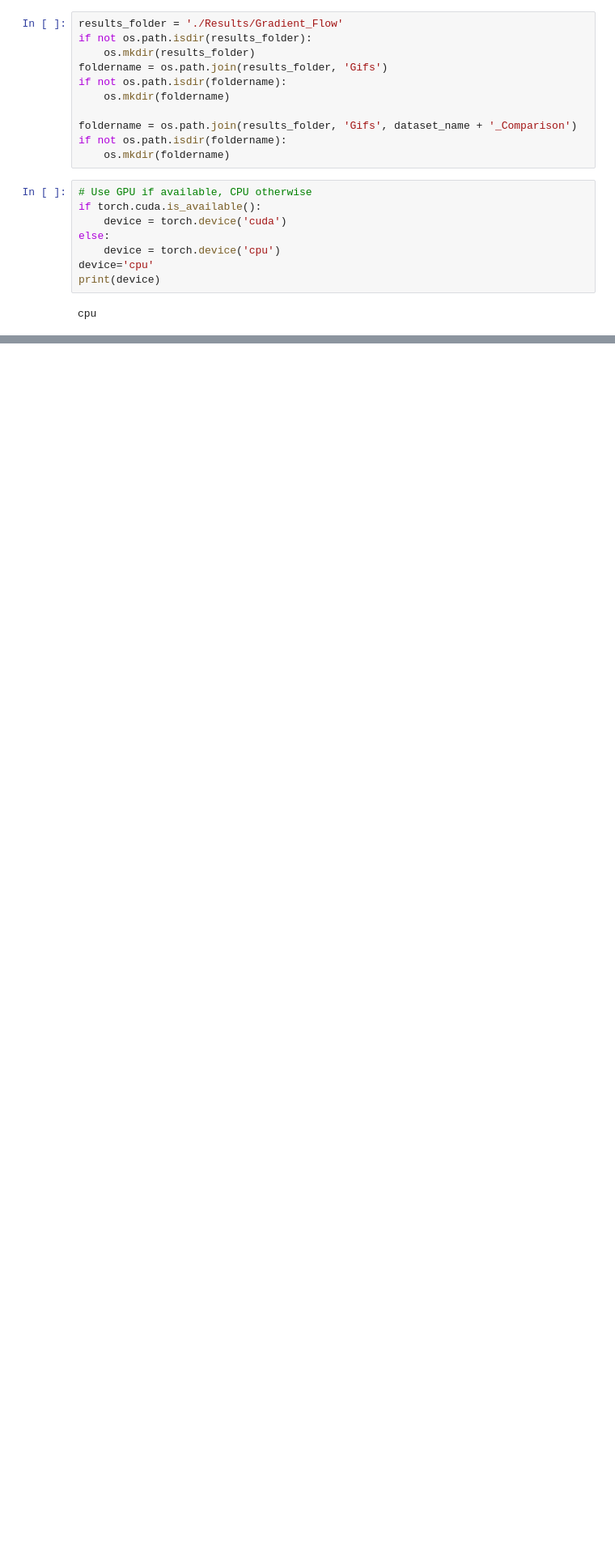
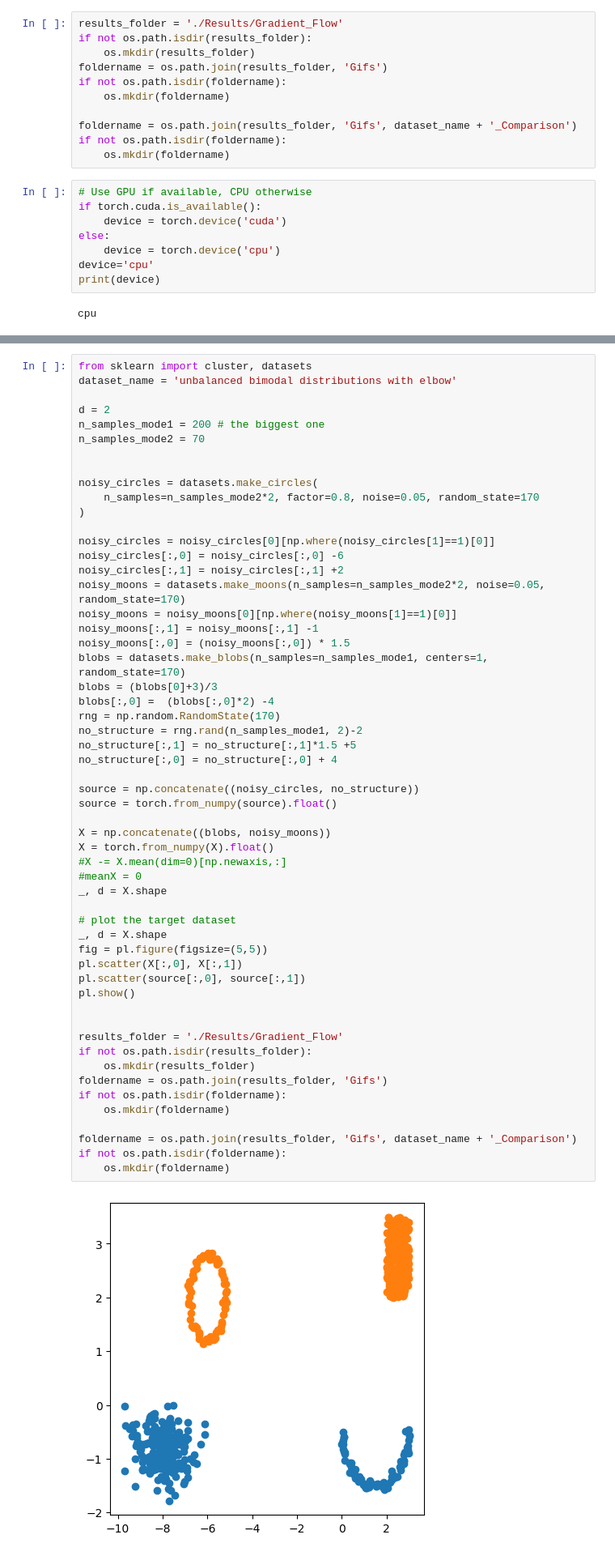
Before and after one commit to rtavenar/partial_ot_1d, a Jupyter notebook: partial_GF.ipynb, the cells around one changed output, grey strips where cells are left out. Shown at 81% size. Cells and saved outputs as stored; diff of their text form; blank space fills up the shorter version.

```diff
--- a/partial_GF.ipynb
+++ b/partial_GF.ipynb
@@ -64,3 +446,60 @@ cpu
+# %%
+from sklearn import cluster, datasets
+dataset_name = 'unbalanced bimodal distributions with elbow'
+
+d = 2
+n_samples_mode1 = 200 # the biggest one
+n_samples_mode2 = 70
+
+
+noisy_circles = datasets.make_circles(
+    n_samples=n_samples_mode2*2, factor=0.8, noise=0.05, random_state=170
+)
+
+noisy_circles = noisy_circles[0][np.where(noisy_circles[1]==1)[0]]
+noisy_circles[:,0] = noisy_circles[:,0] -6
+noisy_circles[:,1] = noisy_circles[:,1] +2
+noisy_moons = datasets.make_moons(n_samples=n_samples_mode2*2, noise=0.05, random_state=170)
+noisy_moons = noisy_moons[0][np.where(noisy_moons[1]==1)[0]]
+noisy_moons[:,1] = noisy_moons[:,1] -1
+noisy_moons[:,0] = (noisy_moons[:,0]) * 1.5
+blobs = datasets.make_blobs(n_samples=n_samples_mode1, centers=1, random_state=170)
+blobs = (blobs[0]+3)/3
+blobs[:,0] =  (blobs[:,0]*2) -4
+rng = np.random.RandomState(170)
+no_structure = rng.rand(n_samples_mode1, 2)-2
+no_structure[:,1] = no_structure[:,1]*1.5 +5
+no_structure[:,0] = no_structure[:,0] + 4
+
+source = np.concatenate((noisy_circles, no_structure))
+source = torch.from_numpy(source).float()
+
+X = np.concatenate((blobs, noisy_moons))
+X = torch.from_numpy(X).float()
+#X -= X.mean(dim=0)[np.newaxis,:]
+#meanX = 0
+_, d = X.shape
+
+# plot the target dataset
+_, d = X.shape
+fig = pl.figure(figsize=(5,5))
+pl.scatter(X[:,0], X[:,1])
+pl.scatter(source[:,0], source[:,1])
+pl.show()
+
+
+results_folder = './Results/Gradient_Flow'
+if not os.path.isdir(results_folder):
+    os.mkdir(results_folder)
+foldername = os.path.join(results_folder, 'Gifs')
+if not os.path.isdir(foldername):
+    os.mkdir(foldername)
+
+foldername = os.path.join(results_folder, 'Gifs', dataset_name + '_Comparison')
+if not os.path.isdir(foldername):
+    os.mkdir(foldername)
+# %% [output]
+[figure, added]
 # %%
 np.random.seed(seed)
 
```
Also changed, not shown: parts of 20 cells of this notebook, 4 other files.
